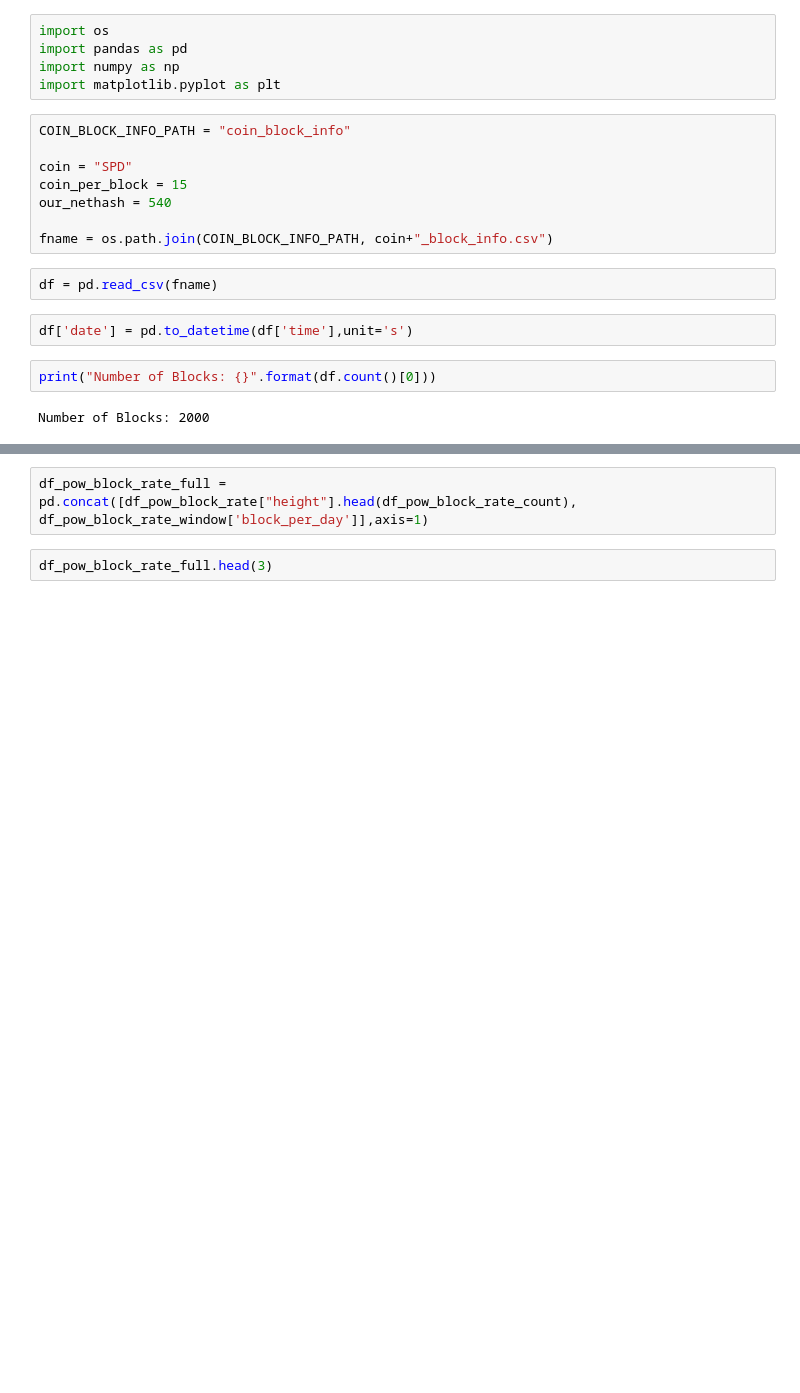
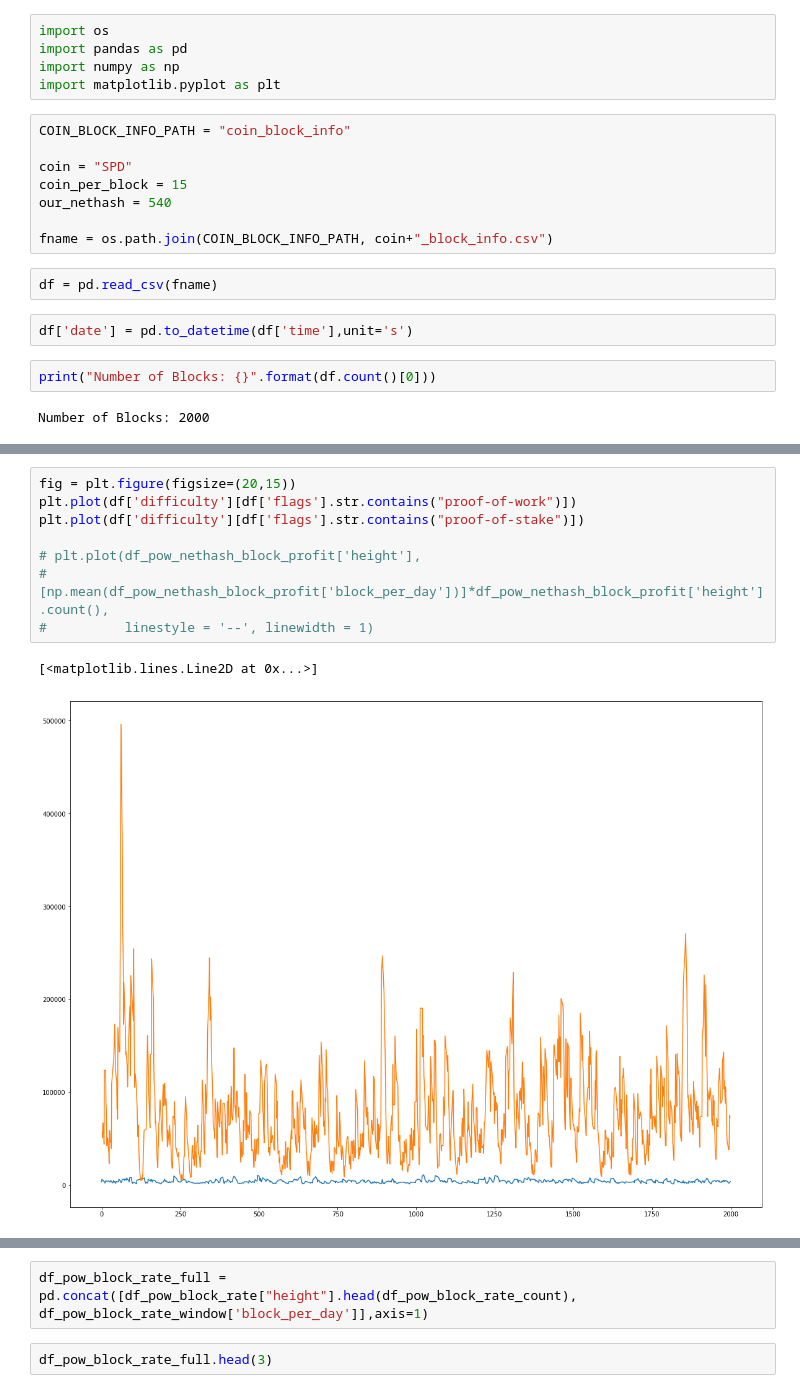
Before and after one commit to kxi/mining-coin-stats, a Jupyter notebook: analyze_SPD.ipynb, the cells around one changed output, grey strips where cells are left out. Drawn from its saved outputs; the diff is of its cells as text; blank space fills up the shorter version.

```diff
--- a/analyze_SPD.ipynb
+++ b/analyze_SPD.ipynb
@@ -35,3 +40,14 @@ df.head(5)
+# %%
+fig = plt.figure(figsize=(20,15))
+plt.plot(df['difficulty'][df['flags'].str.contains("proof-of-work")])
+plt.plot(df['difficulty'][df['flags'].str.contains("proof-of-stake")])
+
+# plt.plot(df_pow_nethash_block_profit['height'],
+#          [np.mean(df_pow_nethash_block_profit['block_per_day'])]*df_pow_nethash_block_profit['height'].count(),
+#          linestyle = '--', linewidth = 1)
+# %% [output]
+[<matplotlib.lines.Line2D at 0x...>]
+[figure, added]
 # %%
 df_type = df.groupby("flags").size().reset_index(name='counts')
 df_type["percentage"]=df_type["counts"]/sum(df_type["counts"])
```
Also changed, not shown: parts of 22 cells of this notebook, 5 other files.
